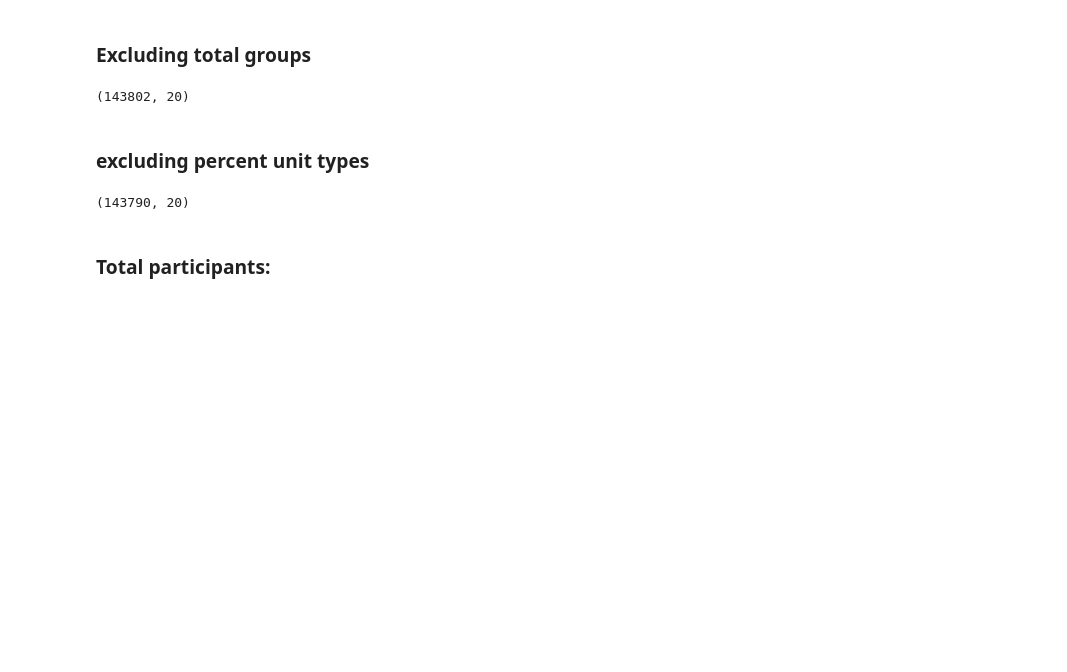
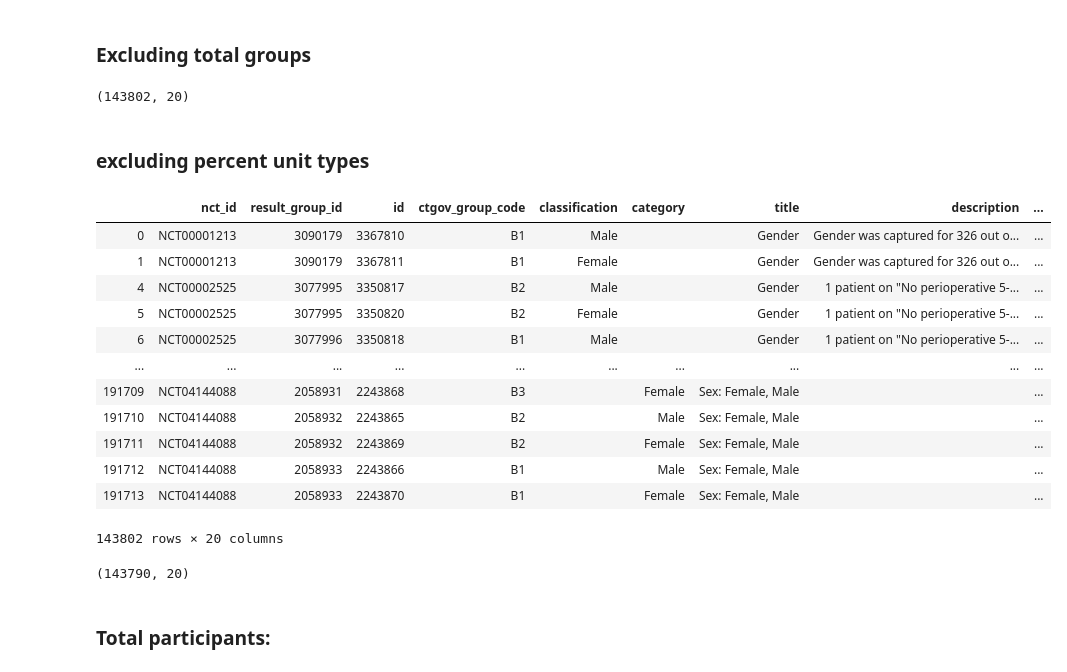
Before and after one commit to sylvaingchassang/trial-explorer, a Jupyter notebook: notebooks/balance/rf_balance_eda.ipynb, the cells around one changed output. Cells and saved outputs as stored; diff of their text form; code cells hidden in the pictures; blank space fills up the shorter version.

```diff
--- a/notebooks/balance/rf_balance_eda.ipynb
+++ b/notebooks/balance/rf_balance_eda.ipynb
@@ -592,6 +613,22 @@ dfm_nontot.shape
 (143802, 20)
 # %% [markdown]
 ### excluding percent unit types
+# %%
+dfm_nontot
+# %% [output]
+|  | nct_id | result_group_id | id | ctgov_group_code | classification | category | title | description | ... |
+| 0 | NCT00001213 | 3090179 | 3367810 | B1 | Male |  | Gender | Gender was captured for 326 out o... | ... |
+| 1 | NCT00001213 | 3090179 | 3367811 | B1 | Female |  | Gender | Gender was captured for 326 out o... | ... |
+| 4 | NCT00002525 | 3077995 | 3350817 | B2 | Male |  | Gender | 1 patient on "No perioperative 5-... | ... |
+| 5 | NCT00002525 | 3077995 | 3350820 | B2 | Female |  | Gender | 1 patient on "No perioperative 5-... | ... |
+| 6 | NCT00002525 | 3077996 | 3350818 | B1 | Male |  | Gender | 1 patient on "No perioperative 5-... | ... |
+| ... | ... | ... | ... | ... | ... | ... | ... | ... | ... |
+| 191709 | NCT04144088 | 2058931 | 2243868 | B3 |  | Female | Sex: Female, Male |  | ... |
+| 191710 | NCT04144088 | 2058932 | 2243865 | B2 |  | Male | Sex: Female, Male |  | ... |
+| 191711 | NCT04144088 | 2058932 | 2243869 | B2 |  | Female | Sex: Female, Male |  | ... |
+| 191712 | NCT04144088 | 2058933 | 2243866 | B1 |  | Male | Sex: Female, Male |  | ... |
+| 191713 | NCT04144088 | 2058933 | 2243870 | B1 |  | Female | Sex: Female, Male |  | ... |
+143802 rows × 20 columns
 # %%
 dfm2 = dfm_nontot[dfm_nontot['units'].apply(lambda x: False if 'percent' in x.lower() else True)]
 dfm2.shape
```
Also changed, not shown: parts of 38 cells of this notebook, 2 other files.
